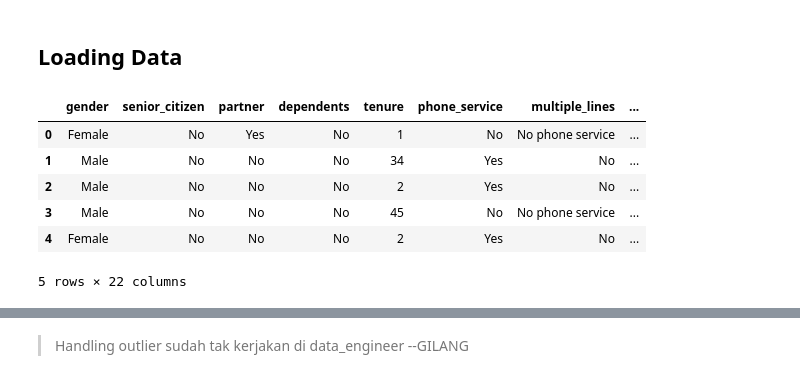
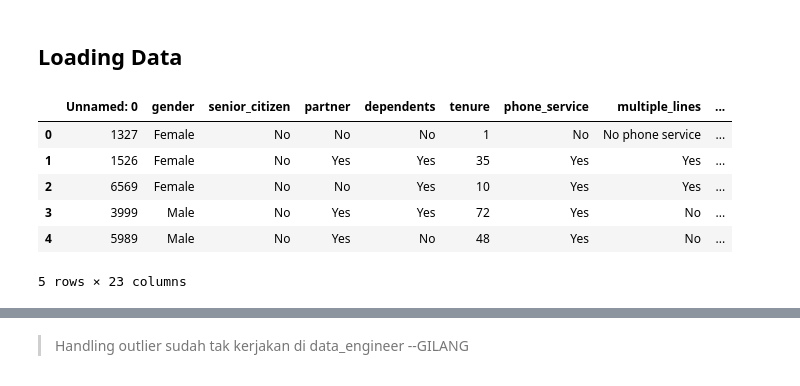
Before and after one commit to FTDS-assignment-bay/p2-final-project-ftds-001-sby-group-001, a Jupyter notebook: data_scientist.ipynb, the cells around one changed output, grey strips where cells are left out. Cells and saved outputs as stored; diff of their text form; code cells hidden in the pictures.

```diff
--- a/data_scientist.ipynb
+++ b/data_scientist.ipynb
@@ -32,16 +27,16 @@ warnings.filterwarnings('ignore')
 # %% [markdown]
 ## Loading Data
 # %%
-df = pd.read_csv('telco_data_clean.csv', index_col=False)
+df = pd.read_csv('undersample_data_clean.csv', index_col=False)
 df.head()
 # %% [output]
-|  | gender | senior_citizen | partner | dependents | tenure | phone_service | multiple_lines | ... |
-| 0 | Female | No | Yes | No | 1 | No | No phone service | ... |
-| 1 | Male | No | No | No | 34 | Yes | No | ... |
-| 2 | Male | No | No | No | 2 | Yes | No | ... |
-| 3 | Male | No | No | No | 45 | No | No phone service | ... |
-| 4 | Female | No | No | No | 2 | Yes | No | ... |
+|  | Unnamed: 0 | gender | senior_citizen | partner | dependents | tenure | phone_service | multiple_lines | ... |
+| 0 | 1327 | Female | No | No | No | 1 | No | No phone service | ... |
+| 1 | 1526 | Female | No | Yes | Yes | 35 | Yes | Yes | ... |
+| 2 | 6569 | Female | No | No | Yes | 10 | Yes | Yes | ... |
+| 3 | 3999 | Male | No | Yes | Yes | 72 | Yes | No | ... |
+| 4 | 5989 | Male | No | Yes | No | 48 | Yes | No | ... |
-5 rows × 22 columns
+5 rows × 23 columns
 # %%
 def exploreNumCol(df,  col):
     mean = df[col].mean()
```
Also changed, not shown: parts of 48 cells of this notebook, 1 other file.
